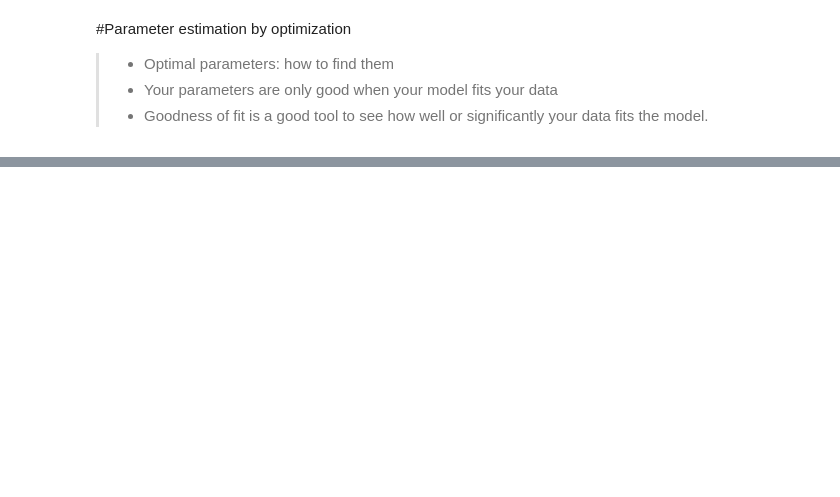
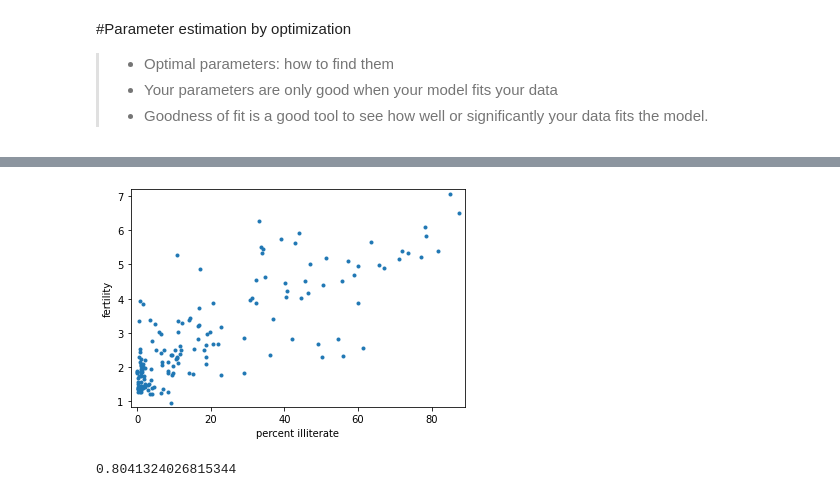
Before and after one commit to kimdesok/Statistical-Thinking-in-Python-Part-2, a Jupyter notebook: Stats_by_Python5.ipynb, the cells around one changed output, grey strips where cells are left out. Saved outputs shown, nothing was run; the diff lists cells and outputs as text; code cells hidden in the pictures; blank space fills up the shorter version.

```diff
--- a/Stats_by_Python5.ipynb
+++ b/Stats_by_Python5.ipynb
@@ -42,0 +109,36 @@ plt.show()
+# %%
+def pearson_r(x, y):
+    """Compute Pearson correlation coefficient between two arrays."""
+    # Compute correlation matrix: corr_mat
+    corr_mat = np.corrcoef(x, y)
+    # Return entry [0,1]
+    return corr_mat[0,1]
+# %%
+# Load a csv file at the Google drive to the colab
+
+file_path = r'/content/drive/MyDrive/datasets/female_literacy_fertility.csv'
+
+df = pd.read_csv(file_path)
+
+literacy = df['female literacy']
+
+illiteracy = 100.0 - literacy
+
+fertility = df['fertility']
+
+#Plot the illiteracy rate versus fertility
+_ = plt.plot(illiteracy, fertility, marker='.', linestyle='none')
+
+# Set the margins and label axes
+plt.margins(0.02)
+_ = plt.xlabel('percent illiterate')
+_ = plt.ylabel('fertility')
+
+# Show the plot
+plt.show()
+
+# Show the Pearson correlation coefficient
+print(pearson_r(illiteracy, fertility))
+# %% [output]
+[figure, added]
+0.8041324026815344
```
Also changed, not shown: parts of 13 cells of this notebook.
